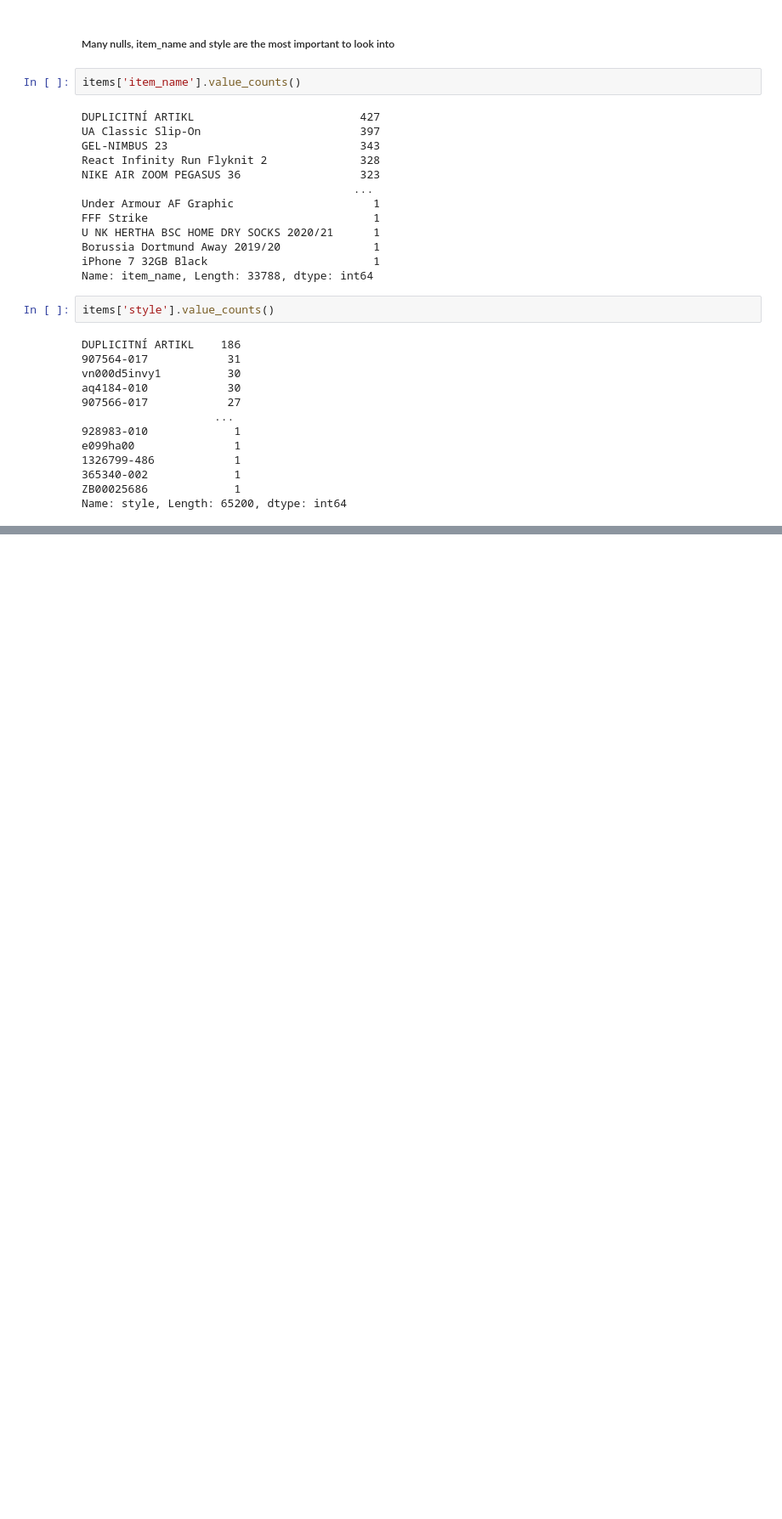
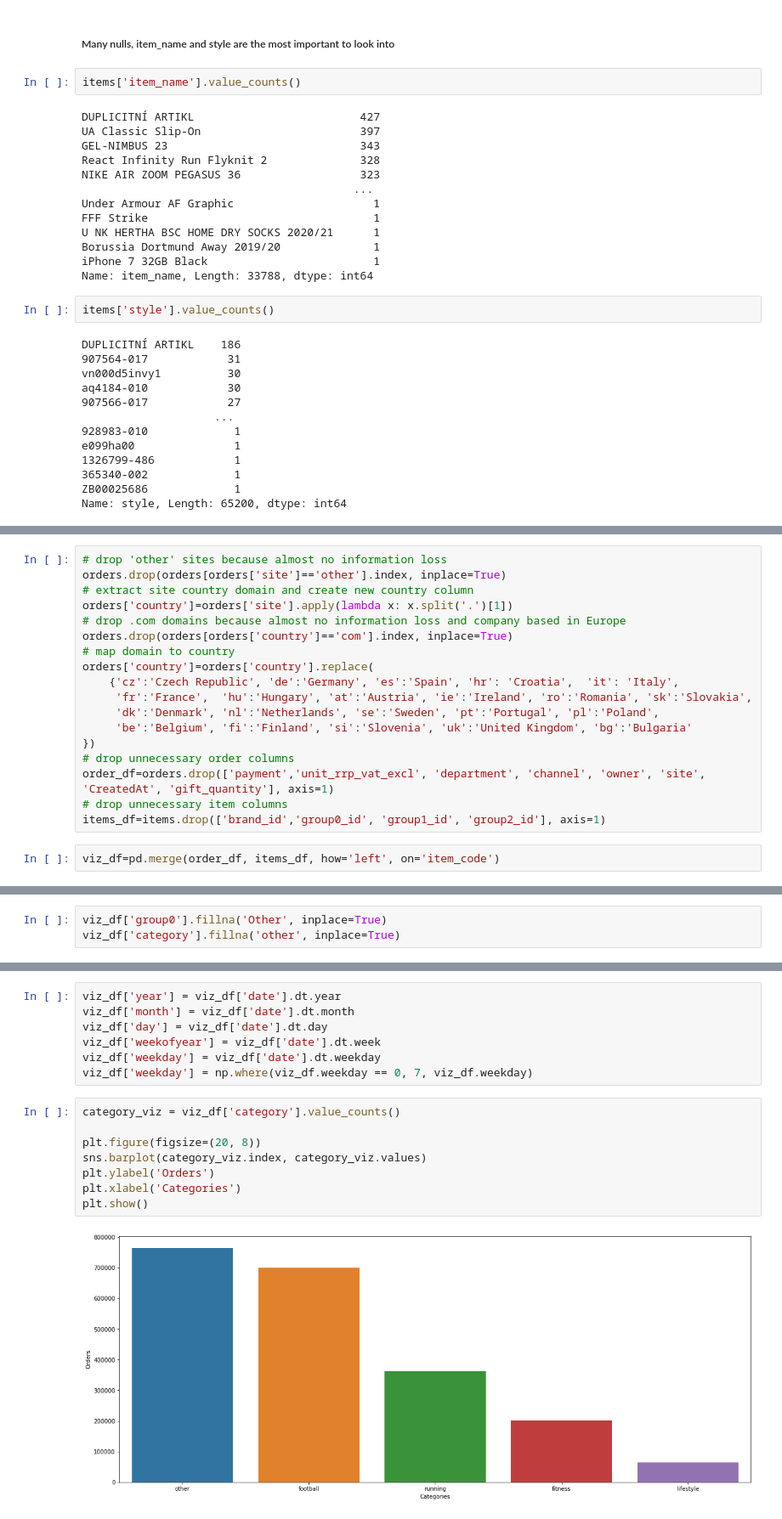
Before and after one commit to derrick-w/top4sport-sales-prediction, a Jupyter notebook: top4sport-EDA.ipynb, the cells around one changed output, grey strips where cells are left out. Shown: that part at 85% size. Drawn from its saved outputs; the diff is of its cells as text; blank space fills up the shorter version.

Commit message:
Completed initial visualizations

```diff
--- a/top4sport-EDA.ipynb
+++ b/top4sport-EDA.ipynb
@@ -330,0 +381,20 @@ orders[filter]
+# %%
+# drop 'other' sites because almost no information loss
+orders.drop(orders[orders['site']=='other'].index, inplace=True)
+# extract site country domain and create new country column
+orders['country']=orders['site'].apply(lambda x: x.split('.')[1])
+# drop .com domains because almost no information loss and company based in Europe
+orders.drop(orders[orders['country']=='com'].index, inplace=True)
+# map domain to country
+orders['country']=orders['country'].replace(
+    {'cz':'Czech Republic', 'de':'Germany', 'es':'Spain', 'hr': 'Croatia',  'it': 'Italy',
+     'fr':'France',  'hu':'Hungary', 'at':'Austria', 'ie':'Ireland', 'ro':'Romania', 'sk':'Slovakia',
+     'dk':'Denmark', 'nl':'Netherlands', 'se':'Sweden', 'pt':'Portugal', 'pl':'Poland',
+     'be':'Belgium', 'fi':'Finland', 'si':'Slovenia', 'uk':'United Kingdom', 'bg':'Bulgaria'
+})
+# drop unnecessary order columns
+order_df=orders.drop(['payment','unit_rrp_vat_excl', 'department', 'channel', 'owner', 'site', 'CreatedAt', 'gift_quantity'], axis=1)
+# drop unnecessary item columns
+items_df=items.drop(['brand_id','group0_id', 'group1_id', 'group2_id'], axis=1)
+# %%
+viz_df=pd.merge(order_df, items_df, how='left', on='item_code')
@@ -330,0 +421,3 @@ orders[filter]
+# %%
+viz_df['group0'].fillna('Other', inplace=True)
+viz_df['category'].fillna('other', inplace=True)
@@ -330,0 +464,17 @@ orders[filter]
+# %%
+viz_df['year'] = viz_df['date'].dt.year
+viz_df['month'] = viz_df['date'].dt.month
+viz_df['day'] = viz_df['date'].dt.day
+viz_df['weekofyear'] = viz_df['date'].dt.week
+viz_df['weekday'] = viz_df['date'].dt.weekday
+viz_df['weekday'] = np.where(viz_df.weekday == 0, 7, viz_df.weekday)
+# %%
+category_viz = viz_df['category'].value_counts()
+
+plt.figure(figsize=(20, 8))
+sns.barplot(category_viz.index, category_viz.values)
+plt.ylabel('Orders')
+plt.xlabel('Categories')
+plt.show()
+# %% [output]
+[figure, added]
```
Also changed, not shown: parts of 38 cells of this notebook.
